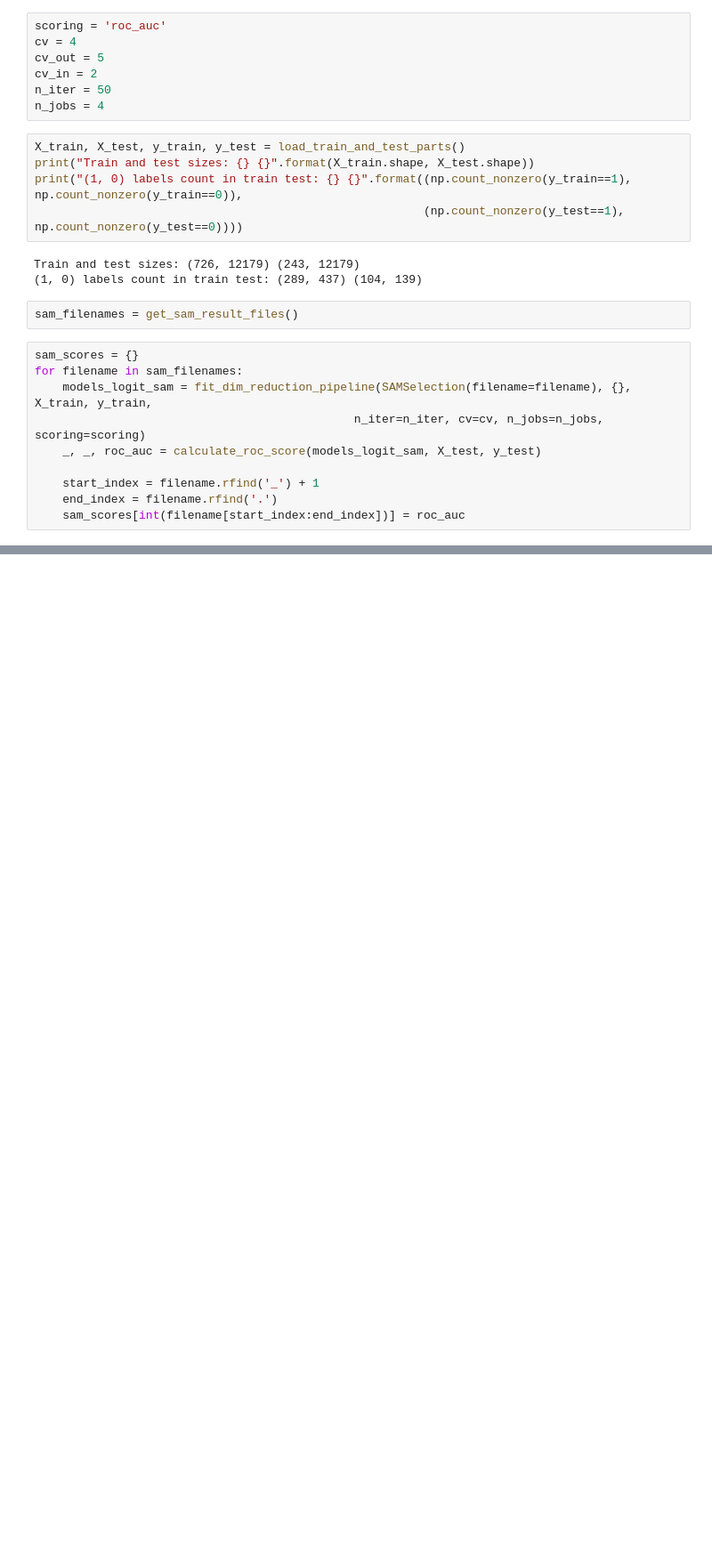
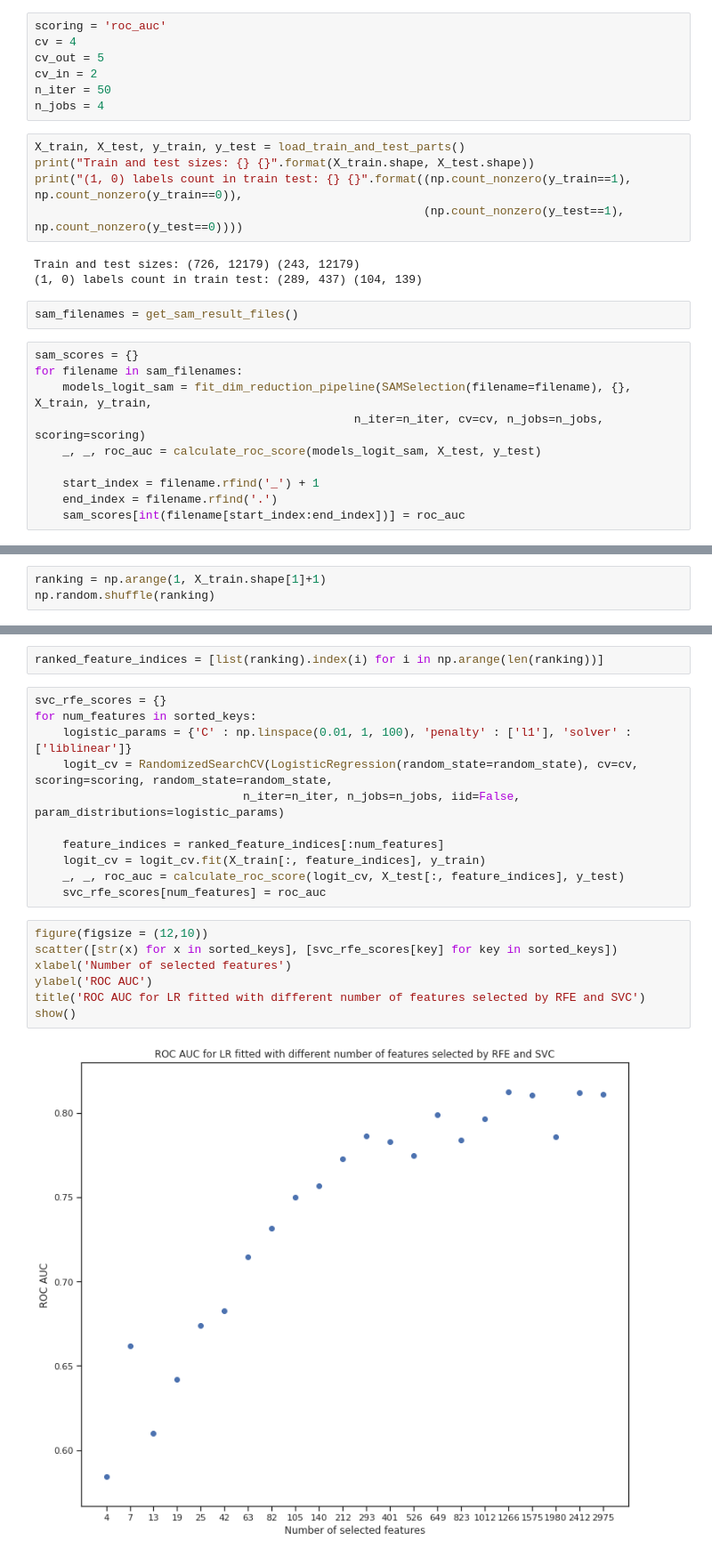
Before and after one commit to sjwilczynski/geneExpr, a Jupyter notebook: FeatureSelection.ipynb, the cells around one changed output, grey strips where cells are left out. Shown at 89% size. Saved outputs shown, nothing was run; the diff lists cells and outputs as text; blank space fills up the shorter version.

```diff
--- a/FeatureSelection.ipynb
+++ b/FeatureSelection.ipynb
@@ -50,0 +60,3 @@ print(sam_scores[212], sam_scores[1266])
+# %%
+ranking = np.arange(1, X_train.shape[1]+1)
+np.random.shuffle(ranking)
@@ -50,0 +68,22 @@ print(sam_scores[212], sam_scores[1266])
+# %%
+ranked_feature_indices = [list(ranking).index(i) for i in np.arange(len(ranking))]
+# %%
+svc_rfe_scores = {}
+for num_features in sorted_keys:
+    logistic_params = {'C' : np.linspace(0.01, 1, 100), 'penalty' : ['l1'], 'solver' : ['liblinear']}
+    logit_cv = RandomizedSearchCV(LogisticRegression(random_state=random_state), cv=cv, scoring=scoring, random_state=random_state,
+                              n_iter=n_iter, n_jobs=n_jobs, iid=False, param_distributions=logistic_params)
+
+    feature_indices = ranked_feature_indices[:num_features]
+    logit_cv = logit_cv.fit(X_train[:, feature_indices], y_train)
+    _, _, roc_auc = calculate_roc_score(logit_cv, X_test[:, feature_indices], y_test)
+    svc_rfe_scores[num_features] = roc_auc
+# %%
+figure(figsize = (12,10))
+scatter([str(x) for x in sorted_keys], [svc_rfe_scores[key] for key in sorted_keys])
+xlabel('Number of selected features')
+ylabel('ROC AUC')
+title('ROC AUC for LR fitted with different number of features selected by RFE and SVC')
+show()
+# %% [output]
+[figure, added]
```
Also changed, not shown: parts of 8 cells of this notebook, 26 other files.
